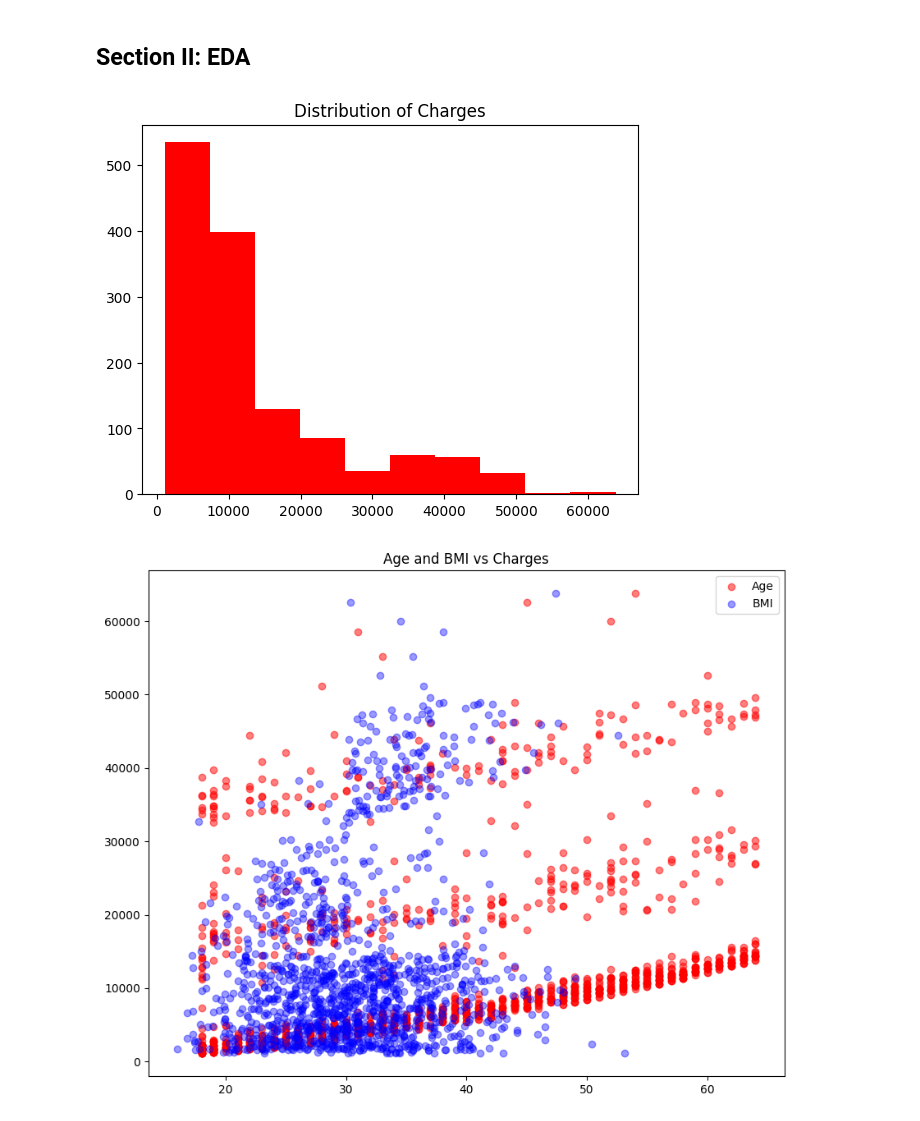
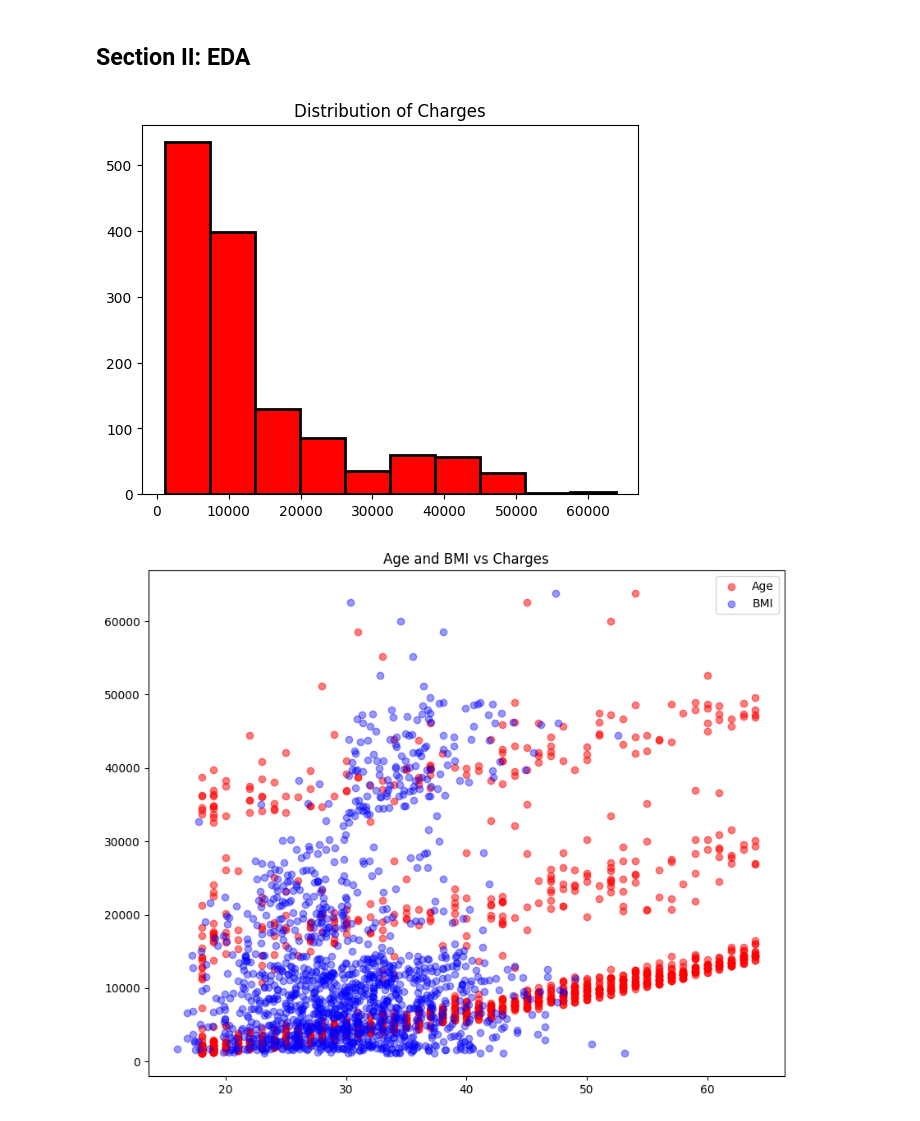
Before and after one commit to hxza1fa/AI-Internship, a Jupyter notebook: week3/machine-learning/regression/insurance-prediction.ipynb, the cells around one changed output. Saved outputs shown, nothing was run; the diff lists cells and outputs as text; code cells hidden in the pictures.

```diff
--- a/week3/machine-learning/regression/insurance-prediction.ipynb
+++ b/week3/machine-learning/regression/insurance-prediction.ipynb
@@ -73,11 +68,11 @@ df = df[df.duplicated() == False]
 # %%
 # Check the distribution of charges
 
-plt.hist(df['charges'], color="red")
+plt.hist(df['charges'], linewidth=2, edgecolor='black', color="red")
 plt.title("Distribution of Charges")
 plt.show()
 # %% [output]
-[figure, old version]
+[figure, new version]
 # %%
 # Plot Age and BMI vs Charges
 
```
Also changed, not shown: parts of 3 cells of this notebook, 28 other files.
